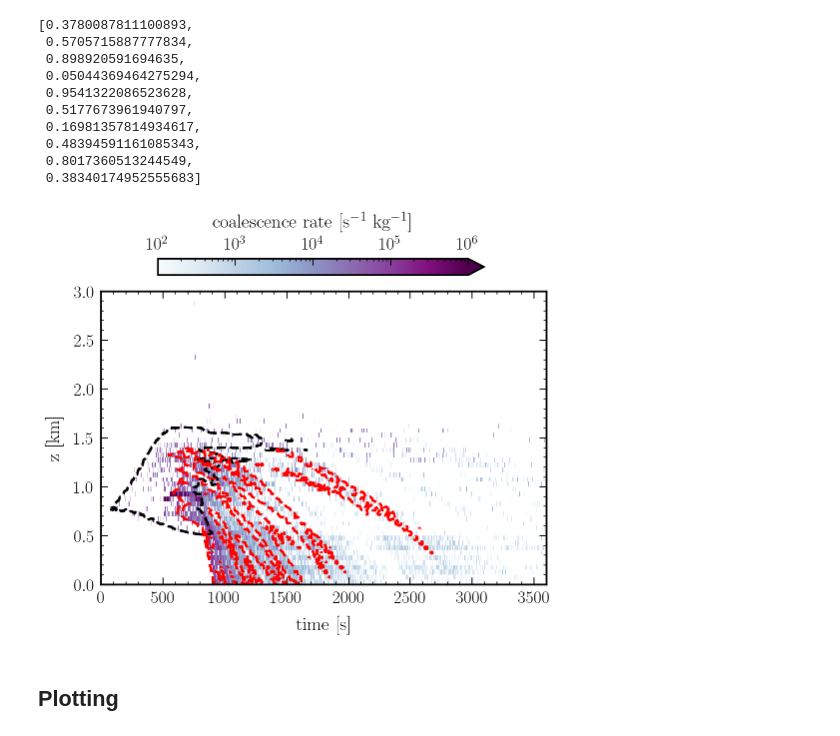
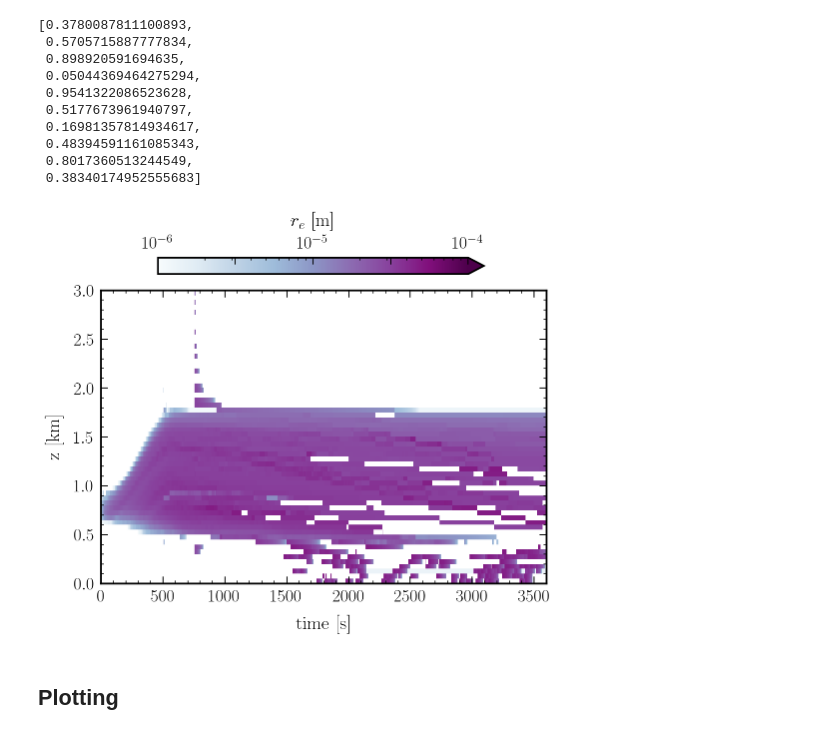
Before and after one commit to jtbuch/PySDM, a Jupyter notebook: examples/PySDM_examples/Buch_et_al_2024/plot_script_sd_update_stochastic.ipynb, the cells around one changed output. Drawn from its saved outputs; the diff is of its cells as text; code cells hidden in the pictures.

Commit message:
plotted reff

```diff
--- a/examples/PySDM_examples/Buch_et_al_2024/plot_script_sd_update_stochastic.ipynb
+++ b/examples/PySDM_examples/Buch_et_al_2024/plot_script_sd_update_stochastic.ipynb
@@ -60,6 +60,7 @@ contour_lev = [.4]
 rho_times_w= 2 * si.kg/si.m**3 * si.m/si.s
 
 kwargs = {
+    'reff':        {'cmin': 1e-6, 'cmax': 1e-4, 'var': 'effective radius', 'qlabel': '$r_e$ [m]' , 'clog': True},
     'coll_rate': {'cmin': 100, 'cmax': 1e6, 'var': 'collision_rate',   'qlabel': f'collision rate [{rate_unit}]', 'clog': True},
     'coal_rate': {'cmin': 100, 'cmax': 1e6, 'var': 'coalescence_rate', 'qlabel': f'coalescence rate [{rate_unit}]', 'clog': True},
 }
@@ -244,10 +245,10 @@ cellpos_arr
  0.38340174952555683]
 # %%
 fig, axes = fig_ax()
-plot_ax(axes, output= output[f"rhow={rho_times_w}_run={1}"].products, **contour_args, **kwargs['coal_rate'])
-plt.savefig('/Users/hyfives-lamont/Desktop/cloud_seeding/plots/coal_rate_n1_10_n2_1_r2_1_rsd_1_logmsd_10_zseed_stochastic_tseed_50_100_150_200_250.pdf', bbox_inches='tight', dpi= 300);
+plot_ax(axes, output= output[f"rhow={rho_times_w}_run={1}"].products,  **kwargs['reff']) #**contour_args,
+plt.savefig('/Users/hyfives-lamont/Desktop/cloud_seeding/plots/reff_n1_10_n2_1_r2_1_rsd_1_logmsd_10_zseed_stochastic_tseed_50_100_150_200_250.pdf', bbox_inches='tight', dpi= 300);
 # %% [output]
-[figure, old version]
+[figure, new version]
 # %% [markdown]
 ## Plotting
 # %%
```
